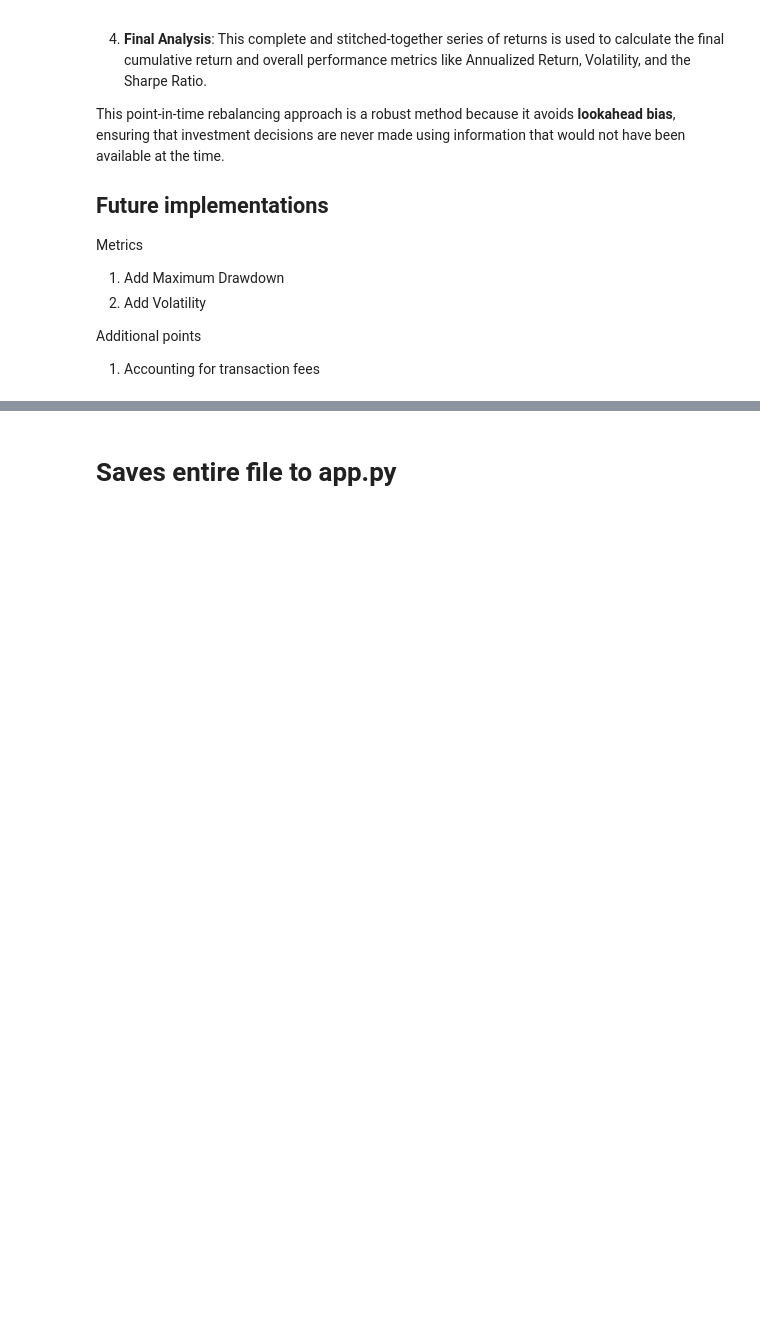
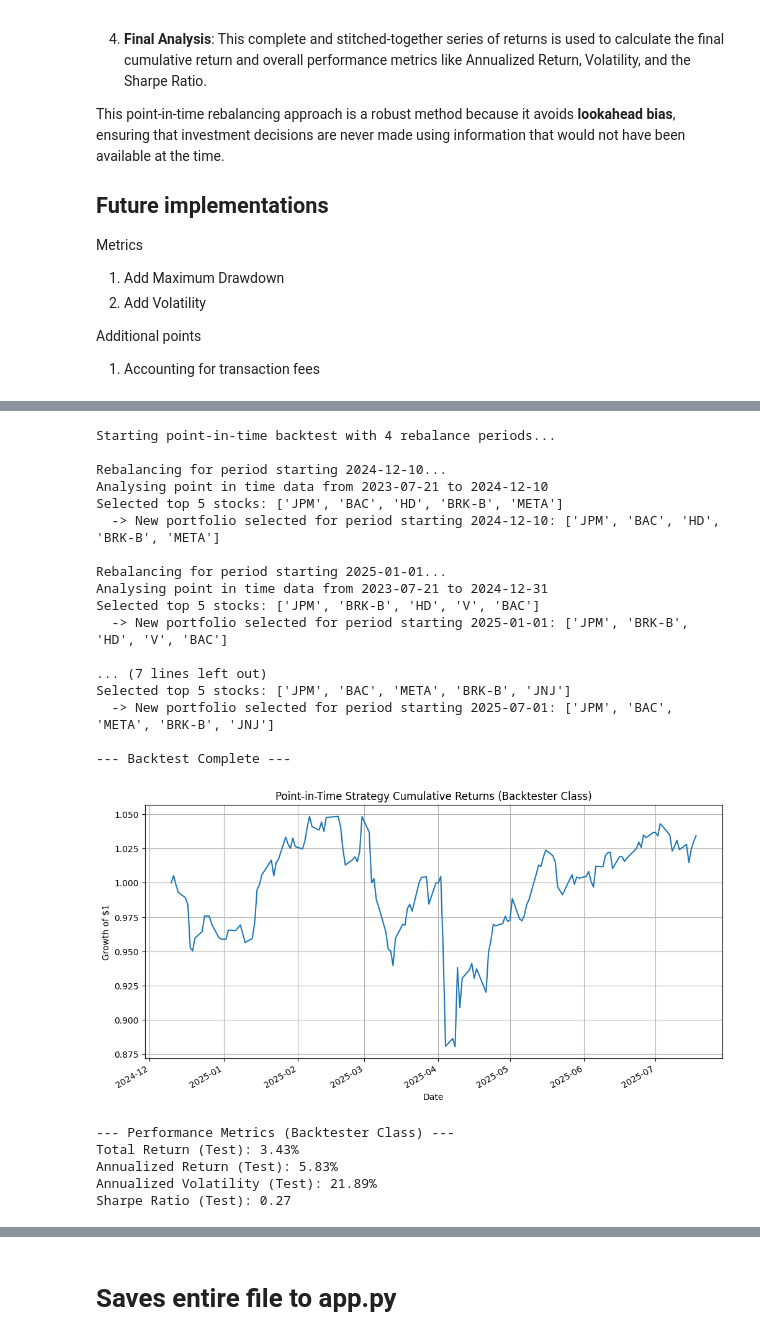
Before and after one commit to jonzyyyy/AlphaLab, a Jupyter notebook: AlphaLab.ipynb, the cells around one changed output, grey strips where cells are left out. Drawn from its saved outputs; the diff is of its cells as text; code cells hidden in the pictures; blank space fills up the shorter version.

```diff
--- a/AlphaLab.ipynb
+++ b/AlphaLab.ipynb
@@ -788,14 +472,0 @@ price_data_close.columns = price_data_close.columns.droplevel(1)
-# %%
-# 2. Find the quarterly rebalance dates within the test period
-test_start_date, test_end_date = test_dates[0], test_dates[-1]
-rebalance_dates = pd.date_range(start=test_start_date, end=test_end_date, freq='QS')
-
-# Ensure the first day of the test period is included if it's not a quarter start
-if test_start_date not in rebalance_dates:
-    rebalance_dates = rebalance_dates.insert(0, test_start_date)
-
-# 3. Loop through rebalance dates to simulate the strategy
-all_period_returns = []
-last_rebalance_date = None
-
-print(f"Starting point-in-time backtest with {len(rebalance_dates)} rebalance periods...")
@@ -1088,0 +678,64 @@ plt.show()
+# %%
+# Modify the existing backtesting cell to create an instance of the Backtester class
+# and call its methods to run the backtest.
+
+# Instantiate the Backtester class, passing the necessary data and parameters
+backtester = Backtester(
+    price_data_close=price_data_close_all, # Use the price_data_close_all DataFrame with single-level columns
+    subset_tickers=tickers, # Use the 'tickers' variable which holds the subset
+    split_ratio=SPLIT_RATIO,
+    top_n_stocks=TOP_N_STOCKS
+)
+
+# Call the run_backtest method on the backtester instance
+backtester.run_backtest()
+
+# Call the calculate_performance_metrics method on the backtester instance
+backtester.calculate_performance_metrics()
+
+# Access and display the results and metrics stored as attributes of the backtester instance
+if backtester.cum_returns is not None and not backtester.cum_returns.empty:
+    plt.figure(figsize=(12, 6))
+    backtester.cum_returns.plot()
+    plt.title('Point-in-Time Strategy Cumulative Returns (Backtester Class)')
+    plt.ylabel('Growth of $1')
+    plt.grid()
+    plt.show()
+
+    print("\n--- Performance Metrics (Backtester Class) ---")
+    if not pd.isna(backtester.total_return):
+        print(f"Total Return (Test): {backtester.total_return:.2%}")
+    if not pd.isna(backtester.annualized_return):
+        print(f"Annualized Return (Test): {backtester.annualized_return:.2%}")
+    if not pd.isna(backtester.annualized_vol):
+        print(f"Annualized Volatility (Test): {backtester.annualized_vol:.2%}")
+    if not pd.isna(backtester.sharpe_ratio):
+         print(f"Sharpe Ratio (Test): {backtester.sharpe_ratio:.2f}")
+else:
+    print("\nNo cumulative returns data generated by the Backtester.")
+
+# You can access other attributes like backtester.portfolio_returns if needed
+# %% [output]
+Starting point-in-time backtest with 4 rebalance periods...
+
+Rebalancing for period starting 2024-12-10...
+Analysing point in time data from 2023-07-21 to 2024-12-10
+Selected top 5 stocks: ['JPM', 'BAC', 'HD', 'BRK-B', 'META']
+  -> New portfolio selected for period starting 2024-12-10: ['JPM', 'BAC', 'HD', 'BRK-B', 'META']
+
+Rebalancing for period starting 2025-01-01...
+Analysing point in time data from 2023-07-21 to 2024-12-31
+Selected top 5 stocks: ['JPM', 'BRK-B', 'HD', 'V', 'BAC']
+  -> New portfolio selected for period starting 2025-01-01: ['JPM', 'BRK-B', 'HD', 'V', 'BAC']
+
+... (7 lines left out)
+Selected top 5 stocks: ['JPM', 'BAC', 'META', 'BRK-B', 'JNJ']
+  -> New portfolio selected for period starting 2025-07-01: ['JPM', 'BAC', 'META', 'BRK-B', 'JNJ']
+
+--- Backtest Complete ---
+[figure, added]
+--- Performance Metrics (Backtester Class) ---
+Total Return (Test): 3.43%
+Annualized Return (Test): 5.83%
+Annualized Volatility (Test): 21.89%
+Sharpe Ratio (Test): 0.27
```
Also changed, not shown: parts of 23 cells of this notebook.
